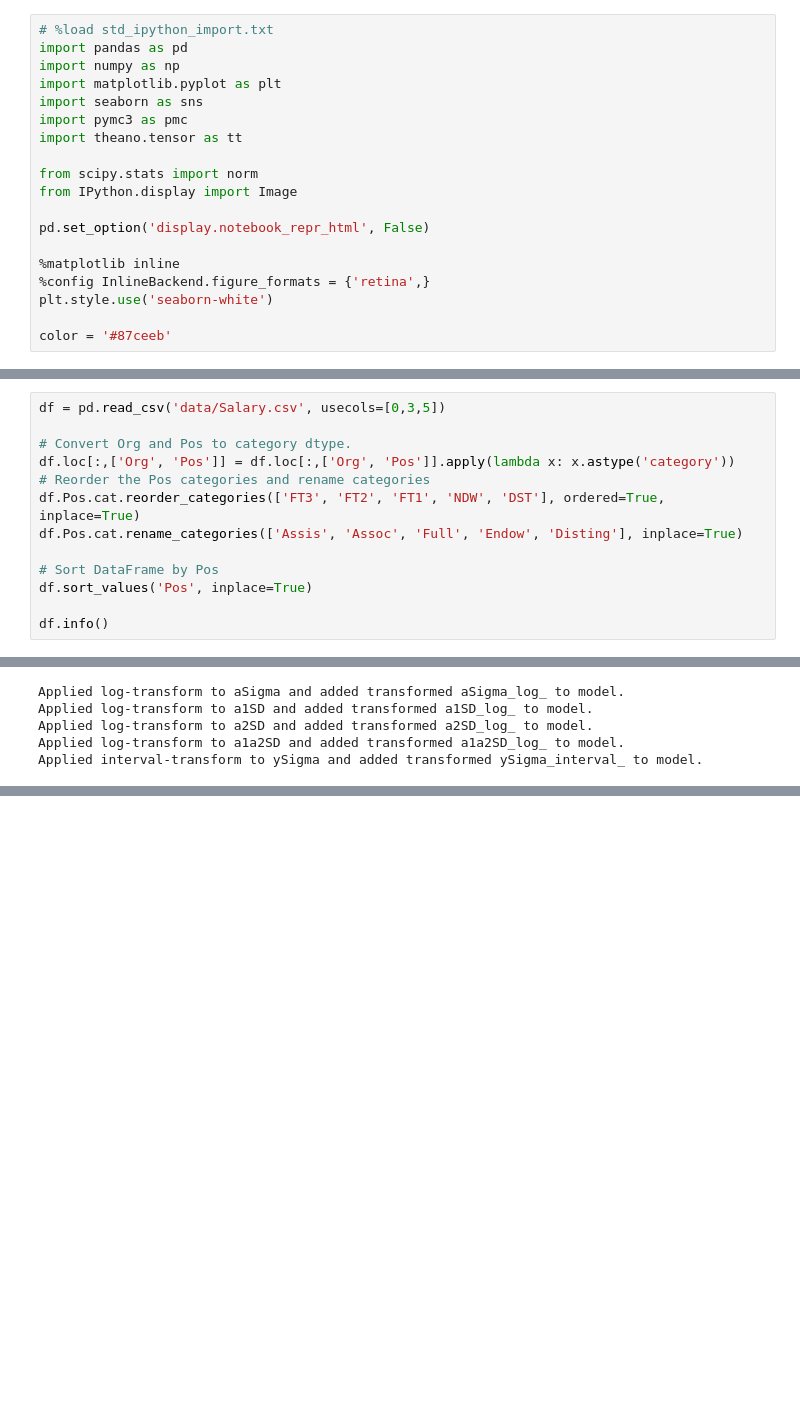
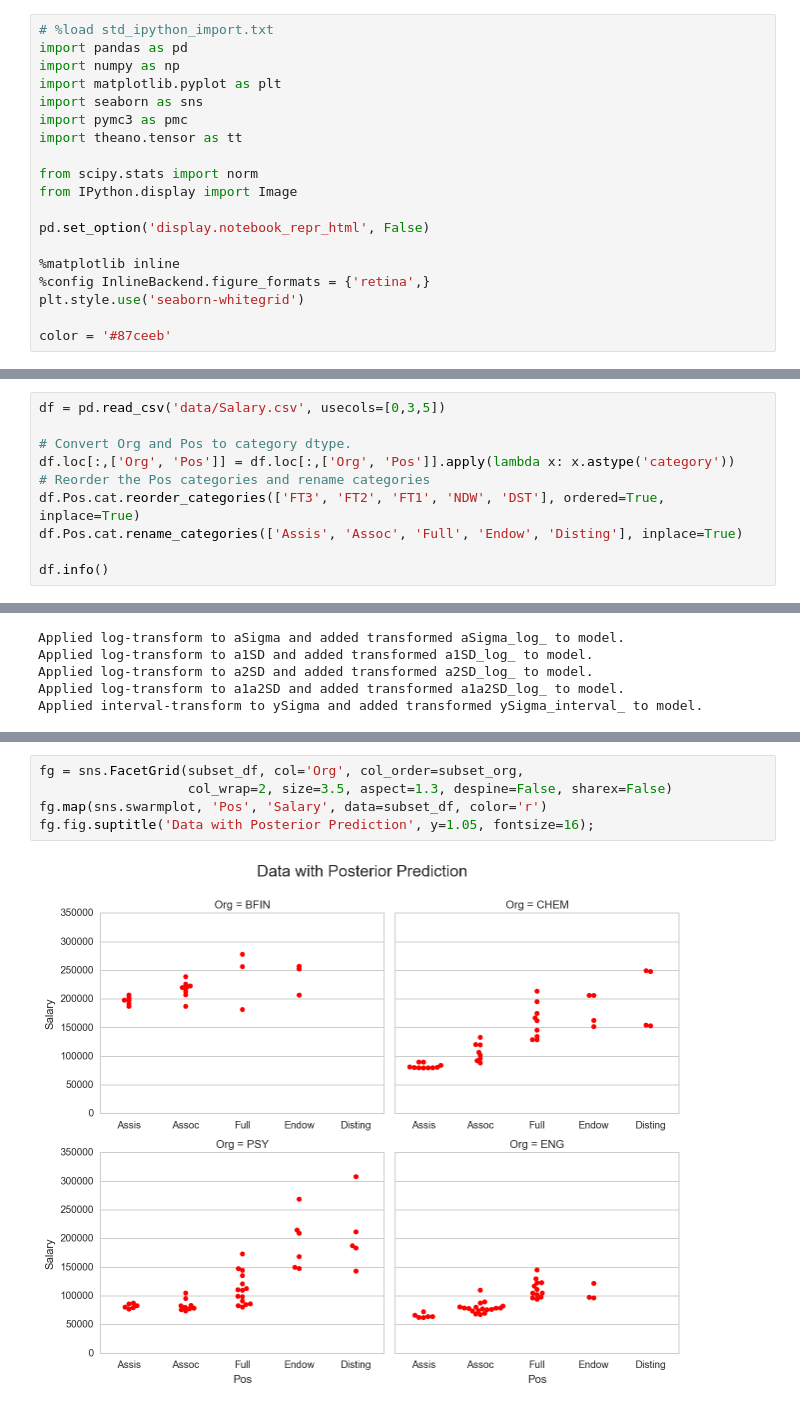
Before and after one commit to JWarmenhoven/DBDA-python, a Jupyter notebook: Notebooks/Chapter 20.ipynb, the cells around one changed output, grey strips where cells are left out. Cells and saved outputs as stored; diff of their text form; blank space fills up the shorter version.

```diff
--- a/Notebooks/Chapter 20.ipynb
+++ b/Notebooks/Chapter 20.ipynb
@@ -18,7 +18,7 @@ pd.set_option('display.notebook_repr_html', False)
 
 %matplotlib inline
 %config InlineBackend.figure_formats = {'retina',}
-plt.style.use('seaborn-white')
+plt.style.use('seaborn-whitegrid')
 
 color = '#87ceeb'
 # %%
@@ -38,9 +38,6 @@ df.loc[:,['Org', 'Pos']] = df.loc[:,['Org', 'Pos']].apply(lambda x: x.astype('ca
 df.Pos.cat.reorder_categories(['FT3', 'FT2', 'FT1', 'NDW', 'DST'], ordered=True, inplace=True)
 df.Pos.cat.rename_categories(['Assis', 'Assoc', 'Full', 'Endow', 'Disting'], inplace=True)
 
-# Sort DataFrame by Pos
-df.sort_values('Pos', inplace=True)
-
 df.info()
 # %% [output]
 <class 'pandas.core.frame.DataFrame'>
@@ -229,0 +182,7 @@ a1a2__4_59    222.418292   9632.757801  153.936569 -18830.459792  18890.065255
+# %%
+fg = sns.FacetGrid(subset_df, col='Org', col_order=subset_org,
+                   col_wrap=2, size=3.5, aspect=1.3, despine=False, sharex=False)
+fg.map(sns.swarmplot, 'Pos', 'Salary', data=subset_df, color='r')
+fg.fig.suptitle('Data with Posterior Prediction', y=1.05, fontsize=16);
+# %% [output]
+[figure, added]
```
Also changed, not shown: parts of 11 cells of this notebook.
